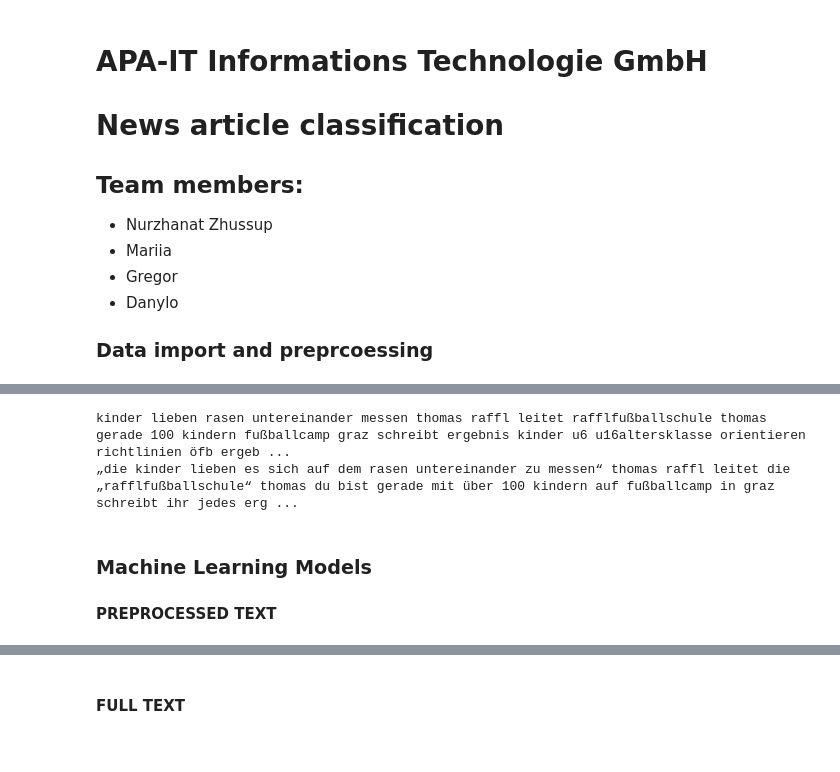
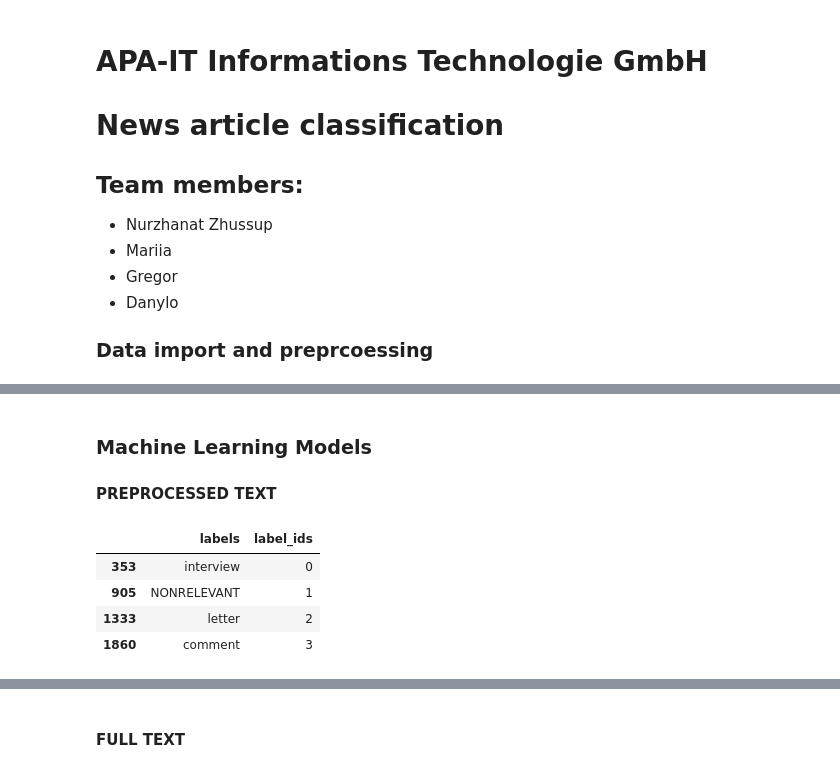
Before and after one commit to koettbullarr/DS_Lab_Project, a Jupyter notebook: src/main_clean.ipynb, the cells around one changed output, grey strips where cells are left out. Saved outputs shown, nothing was run; the diff lists cells and outputs as text; code cells hidden in the pictures.

```diff
--- a/src/main_clean.ipynb
+++ b/src/main_clean.ipynb
@@ -41,8 +18,0 @@ preproc_ml = preprocessor.ml_text_preproc(df=df, text_column="text",
-# %%
-# This as made to compare 2 preprocessing and see what will be better
-
-print(preproc_ml.iloc[777]['text']),
-print(full_ml.iloc[777]['text'])
-# %% [output]
-kinder lieben rasen untereinander messen thomas raffl leitet rafflfußballschule thomas gerade 100 kindern fußballcamp graz schreibt ergebnis kinder u6 u16altersklasse orientieren richtlinien öfb ergeb ...
-„die kinder lieben es sich auf dem rasen untereinander zu messen“ thomas raffl leitet die „rafflfußballschule“ thomas du bist gerade mit über 100 kindern auf fußballcamp in graz schreibt ihr jedes erg ...
@@ -56 +31,9 @@ ml_modeling = ML_Models()
+# %%
+train[['labels', 'label_ids']].drop_duplicates().sort_values(by='label_ids')
+# %% [output]
+|  | labels | label_ids |
+| 353 | interview | 0 |
+| 905 | NONRELEVANT | 1 |
+| 1333 | letter | 2 |
+| 1860 | comment | 3 |
 # %%
```
Also changed, not shown: parts of 9 cells of this notebook, 5 other files.
